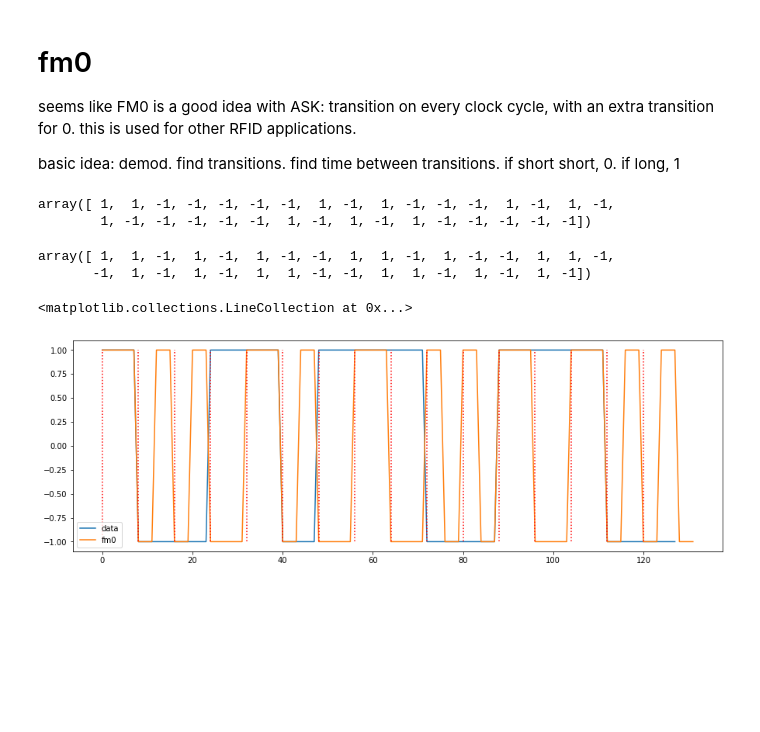
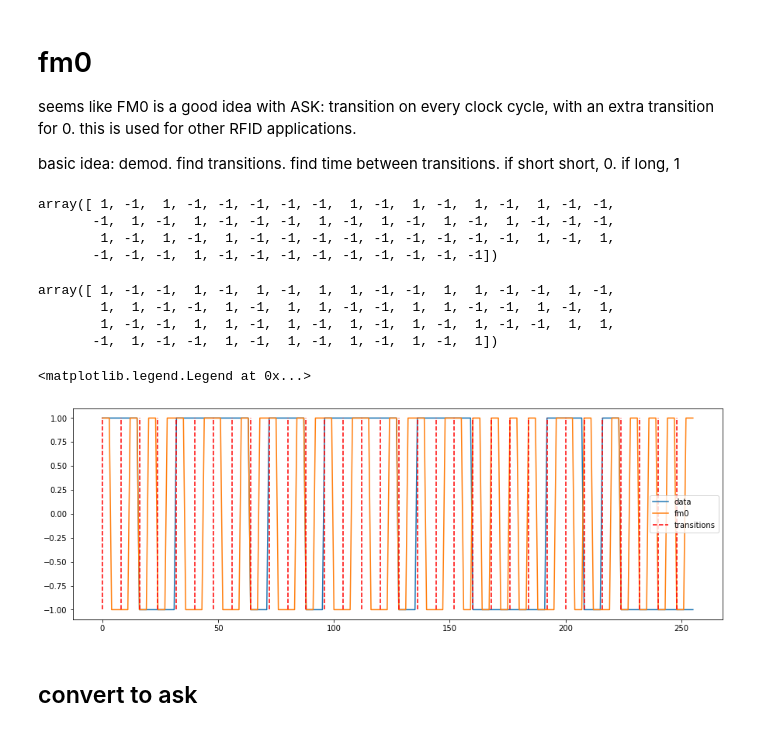
Before and after one commit to elimbaum/backscatter-capstone, a Jupyter notebook: processing/fm0/fm0 sim.ipynb, the cells around one changed output. Drawn from its saved outputs; the diff is of its cells as text; code cells hidden in the pictures; blank space fills up the shorter version.

```diff
--- a/processing/fm0/fm0 sim.ipynb
+++ b/processing/fm0/fm0 sim.ipynb
@@ -10,31 +11,37 @@ import matplotlib.pyplot as plt
 # %%
-n_symb = 16
+n_symb = 32
 
 symb = -1 + 2 * np.random.randint(0, 2, n_symb)
 # %%
 dsymb = np.repeat(symb, 2)
 dsymb[1::2] = -1
 
-dsymb = np.insert(dsymb, 0, 1)
+# dsymb = np.insert(dsymb, 0, 1)
 dsymb
 # %% [output]
-array([ 1,  1, -1, -1, -1, -1, -1,  1, -1,  1, -1, -1, -1,  1, -1,  1, -1,
-        1, -1, -1, -1, -1, -1,  1, -1,  1, -1,  1, -1, -1, -1, -1, -1])
+array([ 1, -1,  1, -1, -1, -1, -1, -1,  1, -1,  1, -1,  1, -1,  1, -1, -1,
+       -1,  1, -1,  1, -1, -1, -1,  1, -1,  1, -1,  1, -1,  1, -1, -1, -1,
+        1, -1,  1, -1,  1, -1, -1, -1, -1, -1, -1, -1, -1, -1,  1, -1,  1,
+       -1, -1, -1,  1, -1, -1, -1, -1, -1, -1, -1, -1, -1])
-# %%
-cp = np.cumprod(dsymb)
-cp
-# %% [output]
-array([ 1,  1, -1,  1, -1,  1, -1, -1,  1,  1, -1,  1, -1, -1,  1,  1, -1,
-       -1,  1, -1,  1, -1,  1,  1, -1, -1,  1,  1, -1,  1, -1,  1, -1])
-# %%
-plt.figure(figsize=(15, 5))
-
-plt.plot(np.repeat(symb, 4 * 2))
-plt.plot(np.repeat(cp, 4))
-
-plt.legend(['data', 'fm0'])
-
-plt.vlines(4 * 2 * np.arange(n_symb), -1, 1, linestyle='dotted', color='red')
-# %% [output]
-<matplotlib.collections.LineCollection at 0x...>
-[figure, removed]
+# %%
+cp = np.cumprod(dsymb)
+np.insert(cp, 0, 1)
+cp
+# %% [output]
+array([ 1, -1, -1,  1, -1,  1, -1,  1,  1, -1, -1,  1,  1, -1, -1,  1, -1,
+        1,  1, -1, -1,  1, -1,  1,  1, -1, -1,  1,  1, -1, -1,  1, -1,  1,
+        1, -1, -1,  1,  1, -1,  1, -1,  1, -1,  1, -1,  1, -1, -1,  1,  1,
+       -1,  1, -1, -1,  1, -1,  1, -1,  1, -1,  1, -1,  1])
+# %%
+plt.figure(figsize=(15, 5))
+
+plt.plot(np.repeat(symb, 4 * 2))
+plt.plot(np.repeat(cp, 4))
+plt.vlines(4 * 2 * np.arange(n_symb), -1, 1, linestyle='dashed', color='red')
+
+plt.legend(['data', 'fm0', 'transitions'])
+# %% [output]
+<matplotlib.legend.Legend at 0x...>
+[figure, added]
+# %% [markdown]
+## convert to ask
```
Also changed, not shown: parts of 13 cells of this notebook.
